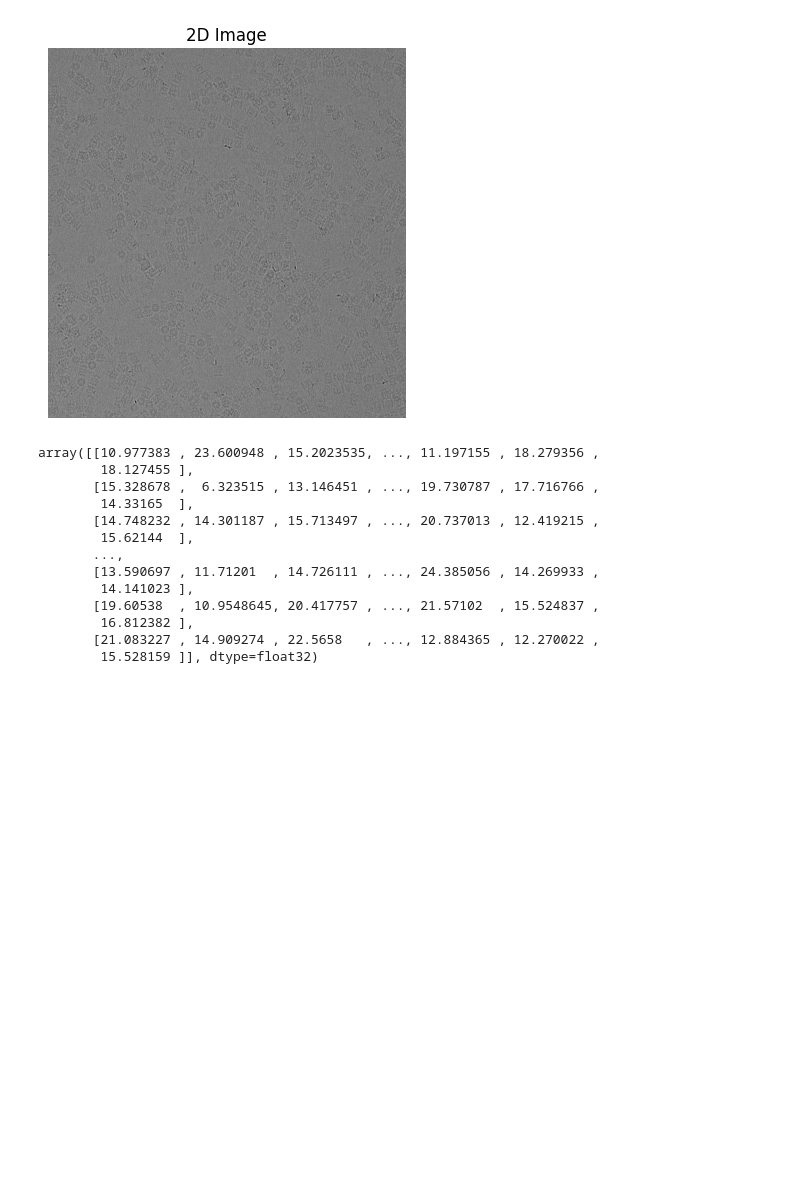
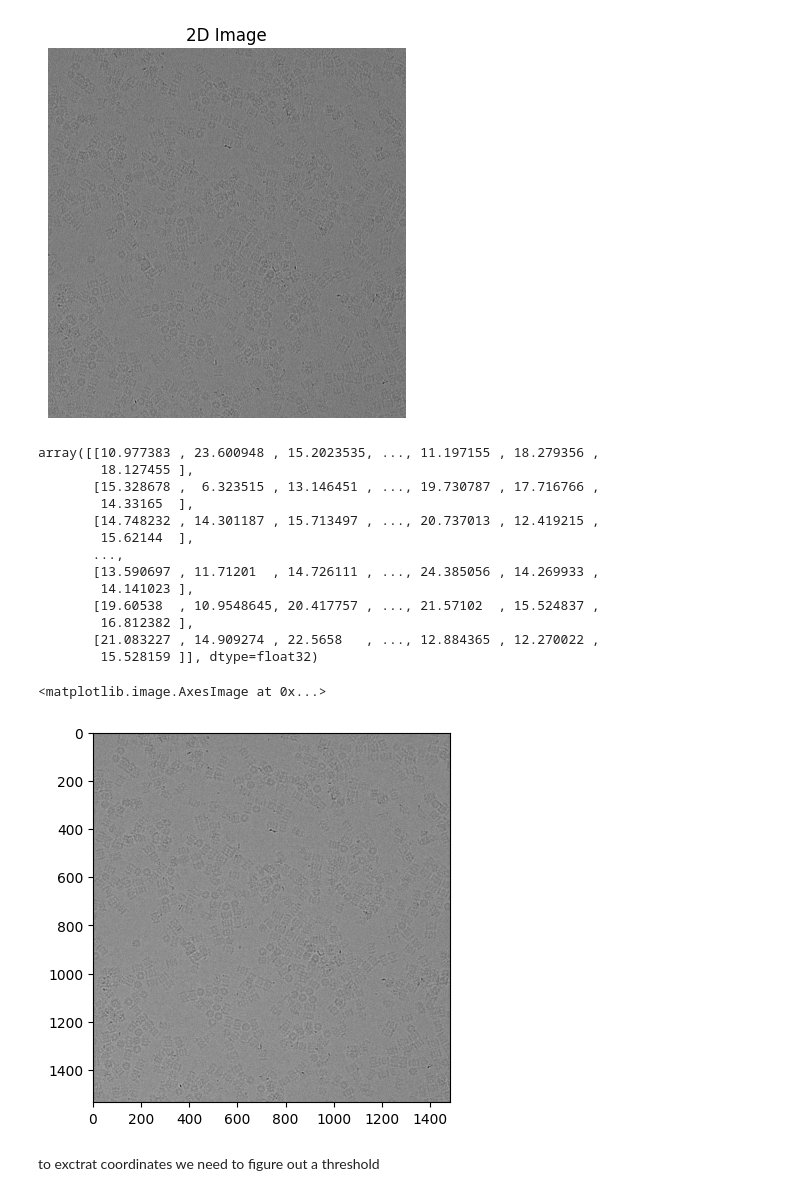
Before and after one commit to CassandreDGN/PROJET_GPI_CD, a Jupyter notebook: projetV1.ipynb, the cells around one changed output. Cells and saved outputs as stored; diff of their text form; code cells hidden in the pictures; blank space fills up the shorter version.

Commit message:
Working on the preprocessing code doing binning, normalizing and padding

```diff
--- a/projetV1.ipynb
+++ b/projetV1.ipynb
@@ -227,3 +212,25 @@ array([[10.977383 , 23.600948 , 15.2023535, ..., 11.197155 , 18.279356 ,
         16.812382 ],
        [21.083227 , 14.909274 , 22.5658   , ..., 12.884365 , 12.270022 ,
         15.528159 ]], dtype=float32)
+# %%
+def bin_image(image, bin_size):
+    """
+    Performs binning (spatial downsampling) on an image.
+
+    Args:
+        image: Input image as numpy array
+        bin_size: Size of the bin (e.g., 2 for 2x2 binning)
+
+    Returns:
+        Binned image with reduced resolution
+    """
+    h, w = image.shape
+    # Calculate new dimensions
+    new_h = h // bin_size
+    new_w = w // bin_size
+
+    # Reshape and compute mean of each bin
+    binned = image[:new_h*bin_size, :new_w*bin_size].reshape(new_h, bin_size, new_w, bin_size)
+    binned = binned.mean(axis=(1, 3)).astype(np.uint8)
+
+    return binned
@@ -229,0 +239,7 @@ array([[10.977383 , 23.600948 , 15.2023535, ..., 11.197155 , 18.279356 ,
+# %%
+file_binned = bin_image(data,5)
+
+plt.imshow(file_binned,cmap='gray')
+# %% [output]
+<matplotlib.image.AxesImage at 0x...>
+[figure, added]
@@ -229,0 +278,2 @@ array([[10.977383 , 23.600948 , 15.2023535, ..., 11.197155 , 18.279356 ,
+# %% [markdown]
+to exctrat coordinates we need to figure out a threshold
```
Also changed, not shown: parts of 6 cells of this notebook.
